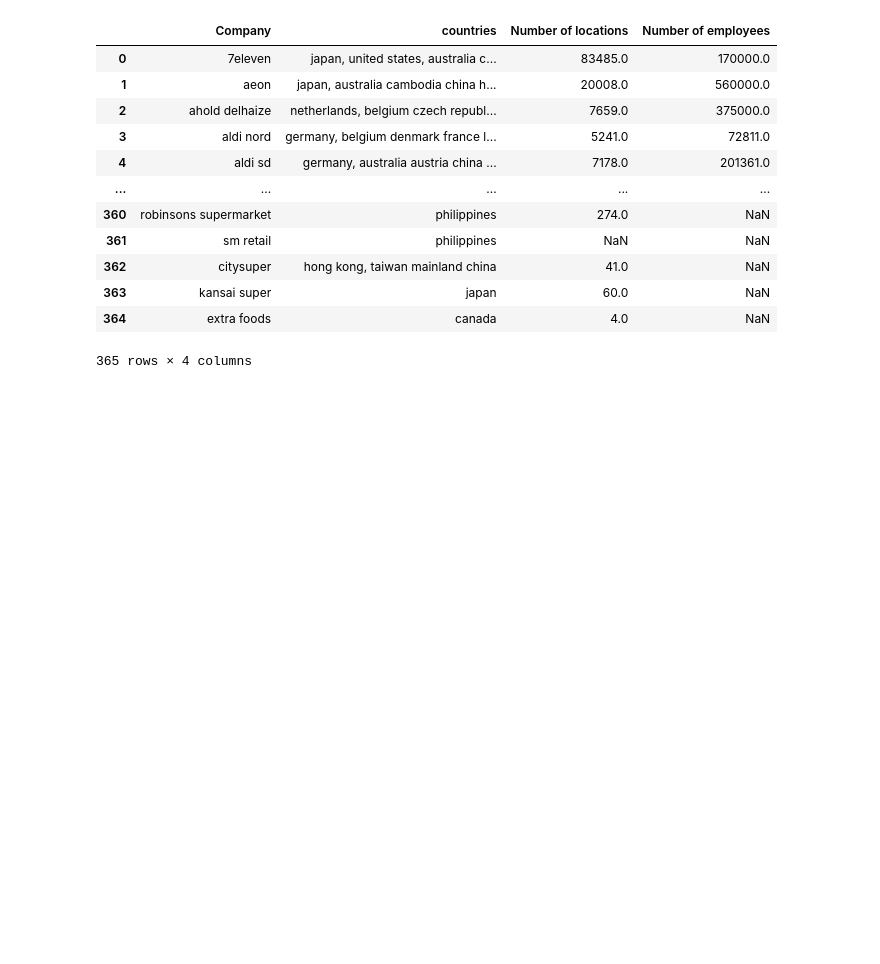
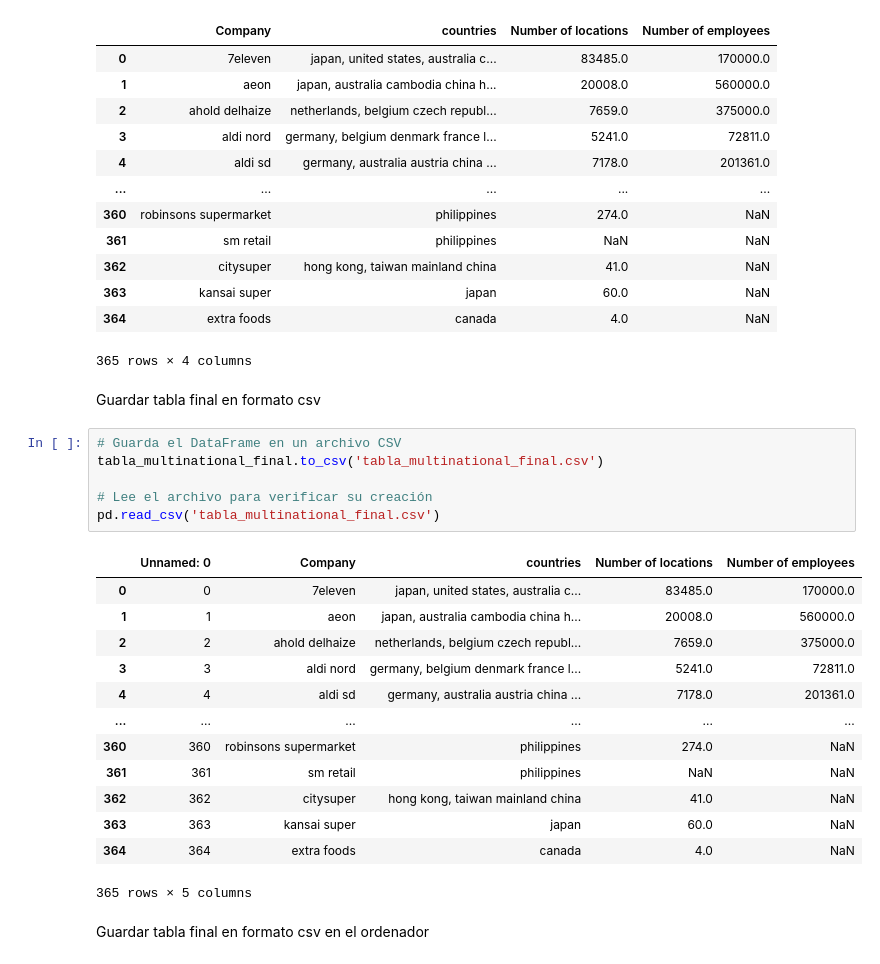
Before and after one commit to mjgalaz/Supermarket-ETL-Web-scraping, a Jupyter notebook: Web_Scraping_Wikipedia_table.ipynb, the cells around one changed output. Cells and saved outputs as stored; diff of their text form; blank space fills up the shorter version.

```diff
--- a/Web_Scraping_Wikipedia_table.ipynb
+++ b/Web_Scraping_Wikipedia_table.ipynb
@@ -215,3 +215,27 @@ display(tabla_multinational_final)
 | 363 | kansai super | japan | 60.0 | NaN |
 | 364 | extra foods | canada | 4.0 | NaN |
 365 rows × 4 columns
+# %% [markdown]
+Guardar tabla final en formato csv
+# %%
+# Guarda el DataFrame en un archivo CSV
+tabla_multinational_final.to_csv('tabla_multinational_final.csv')
+
+# Lee el archivo para verificar su creación
+pd.read_csv('tabla_multinational_final.csv')
+# %% [output]
+|  | Unnamed: 0 | Company | countries | Number of locations | Number of employees |
+| 0 | 0 | 7eleven | japan, united states, australia c... | 83485.0 | 170000.0 |
+| 1 | 1 | aeon | japan, australia cambodia china h... | 20008.0 | 560000.0 |
+| 2 | 2 | ahold delhaize | netherlands, belgium czech republ... | 7659.0 | 375000.0 |
+| 3 | 3 | aldi nord | germany, belgium denmark france l... | 5241.0 | 72811.0 |
+| 4 | 4 | aldi sd | germany, australia austria china ... | 7178.0 | 201361.0 |
+| ... | ... | ... | ... | ... | ... |
+| 360 | 360 | robinsons supermarket | philippines | 274.0 | NaN |
+| 361 | 361 | sm retail | philippines | NaN | NaN |
+| 362 | 362 | citysuper | hong kong, taiwan mainland china | 41.0 | NaN |
+| 363 | 363 | kansai super | japan | 60.0 | NaN |
+| 364 | 364 | extra foods | canada | 4.0 | NaN |
+365 rows × 5 columns
+# %% [markdown]
+Guardar tabla final en formato csv en el ordenador
```
Also changed, not shown: parts of 1 cell of this notebook.
